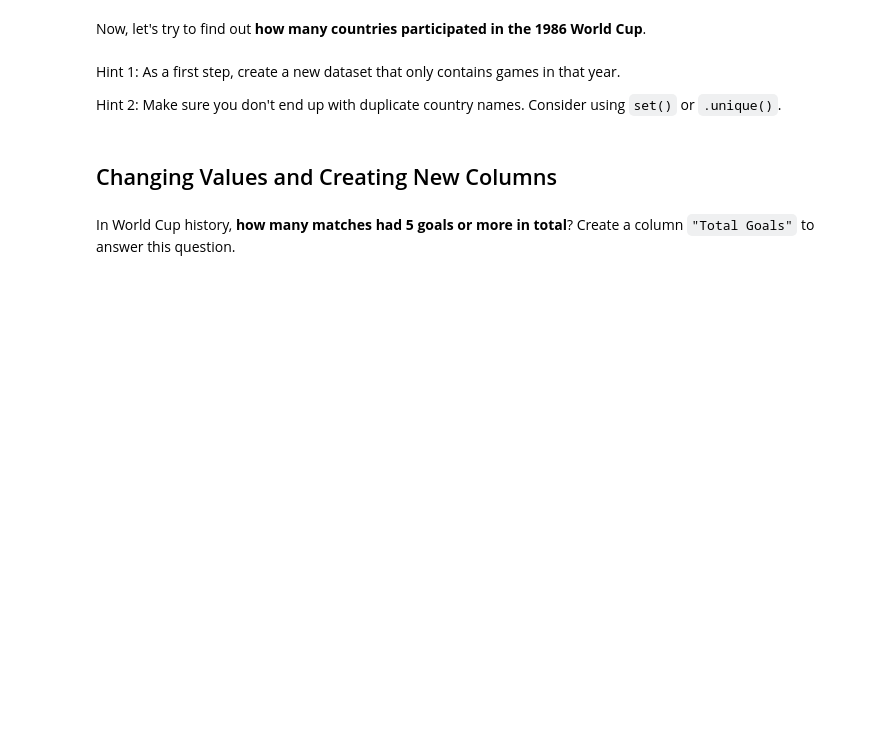
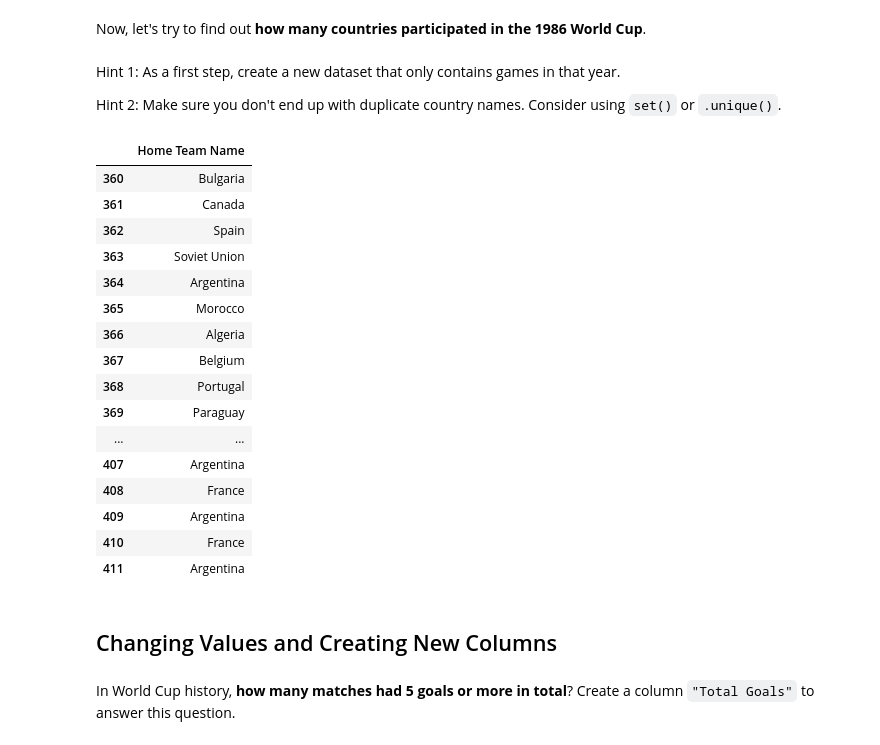
Before and after one commit to marxmayama/dsc-accessing-data-with-pandas-lab, a Jupyter notebook: index.ipynb, the cells around one changed output. Cells and saved outputs as stored; diff of their text form; code cells hidden in the pictures; blank space fills up the shorter version.

```diff
--- a/index.ipynb
+++ b/index.ipynb
@@ -150,3 +183,25 @@ Hint 2: Make sure you don't end up with duplicate country names. Consider using
+# %%
+# Your code here
+HomeTeamsUnique = df.loc[(df['Year'] == 1986),['Home Team Name']]
+HomeTeamsUnique
+# %% [output]
+|  | Home Team Name |
+| 360 | Bulgaria |
+| 361 | Canada |
+| 362 | Spain |
+| 363 | Soviet Union |
+| 364 | Argentina |
+| 365 | Morocco |
+| 366 | Algeria |
+| 367 | Belgium |
+| 368 | Portugal |
+| 369 | Paraguay |
+| ... | ... |
+| 407 | Argentina |
+| 408 | France |
+| 409 | Argentina |
+| 410 | France |
+| 411 | Argentina |
 # %% [markdown]
 ## Changing Values and Creating New Columns
 # %% [markdown]
```
Also changed, not shown: parts of 12 cells of this notebook.
